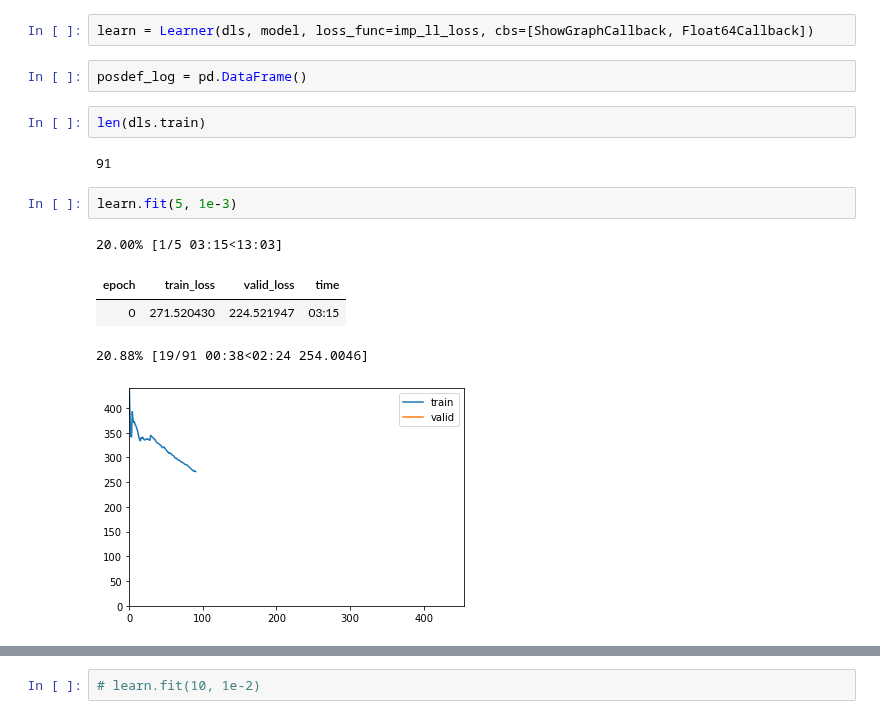
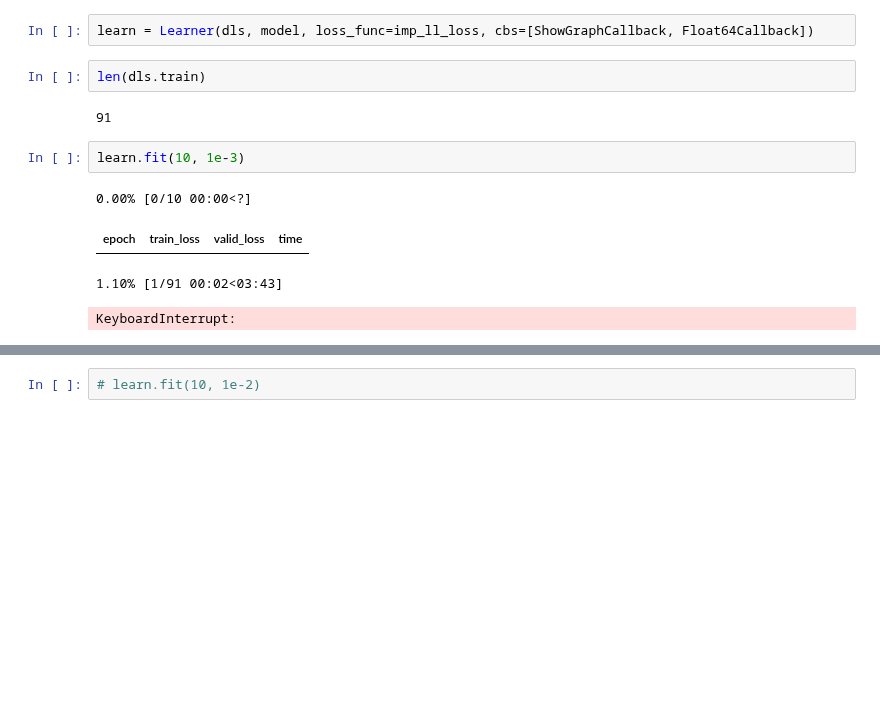
Before and after one commit to mone27/meteo_imp, a Jupyter notebook: analysis/kalman/kalman_float64.ipynb, the cells around one changed output, grey strips where cells are left out. Cells and saved outputs as stored; diff of their text form; blank space fills up the shorter version.

```diff
--- a/analysis/kalman/kalman_float64.ipynb
+++ b/analysis/kalman/kalman_float64.ipynb
@@ -33,19 +38,16 @@ len(dls.train)
 91
 # %%
 learn = Learner(dls, model, loss_func=imp_ll_loss, cbs=[ShowGraphCallback, Float64Callback])
-# %%
-posdef_log = pd.DataFrame()
 # %%
 len(dls.train)
 # %% [output]
 91
 # %%
-learn.fit(5, 1e-3)
+learn.fit(10, 1e-3)
 # %% [output]
-20.00% [1/5 03:15<13:03]
+0.00% [0/10 00:00<?]
 | epoch | train_loss | valid_loss | time |
-| 0 | 271.520430 | 224.521947 | 03:15 |
-20.88% [19/91 00:38<02:24 254.0046]
+1.10% [1/91 00:02<03:43]
-[figure, removed]
+KeyboardInterrupt:
 # %%
 learn.recorder.plot_loss()
```
Also changed, not shown: parts of 23 cells of this notebook, 2 other files.
